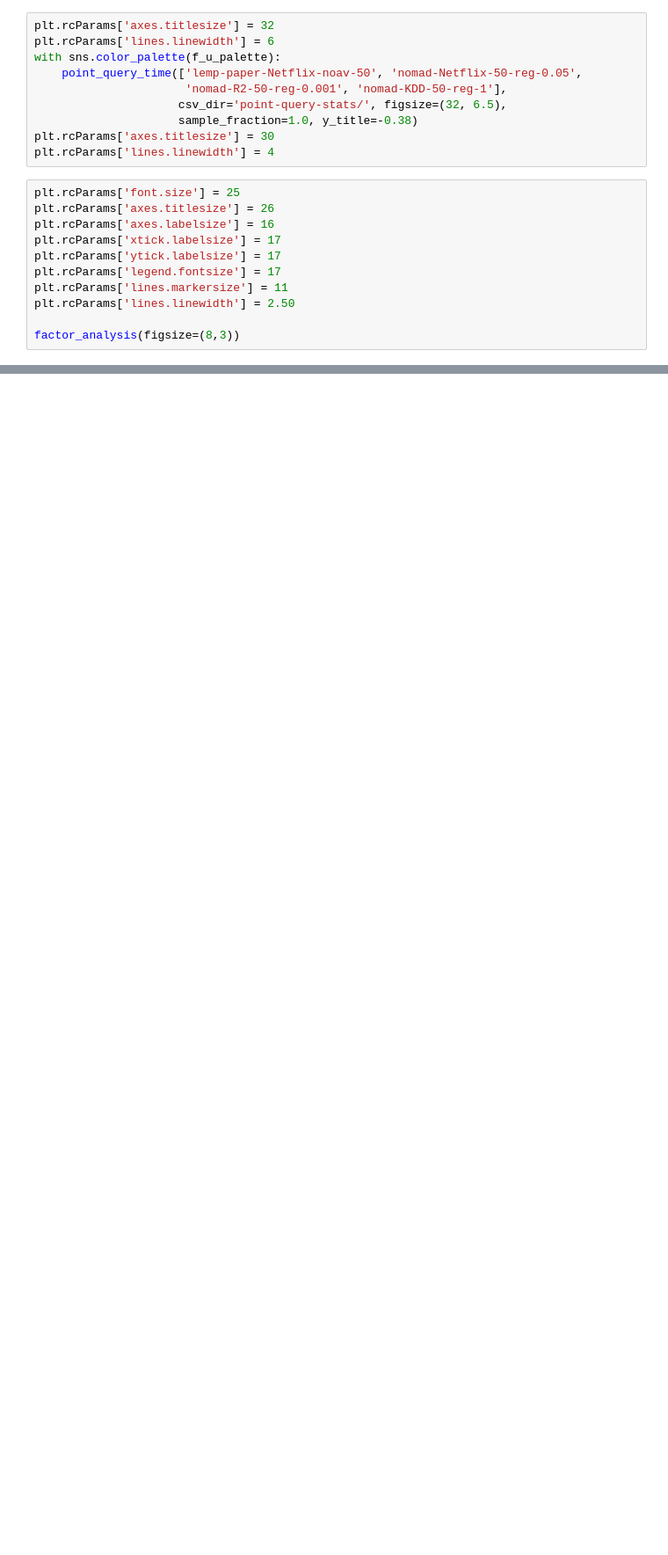
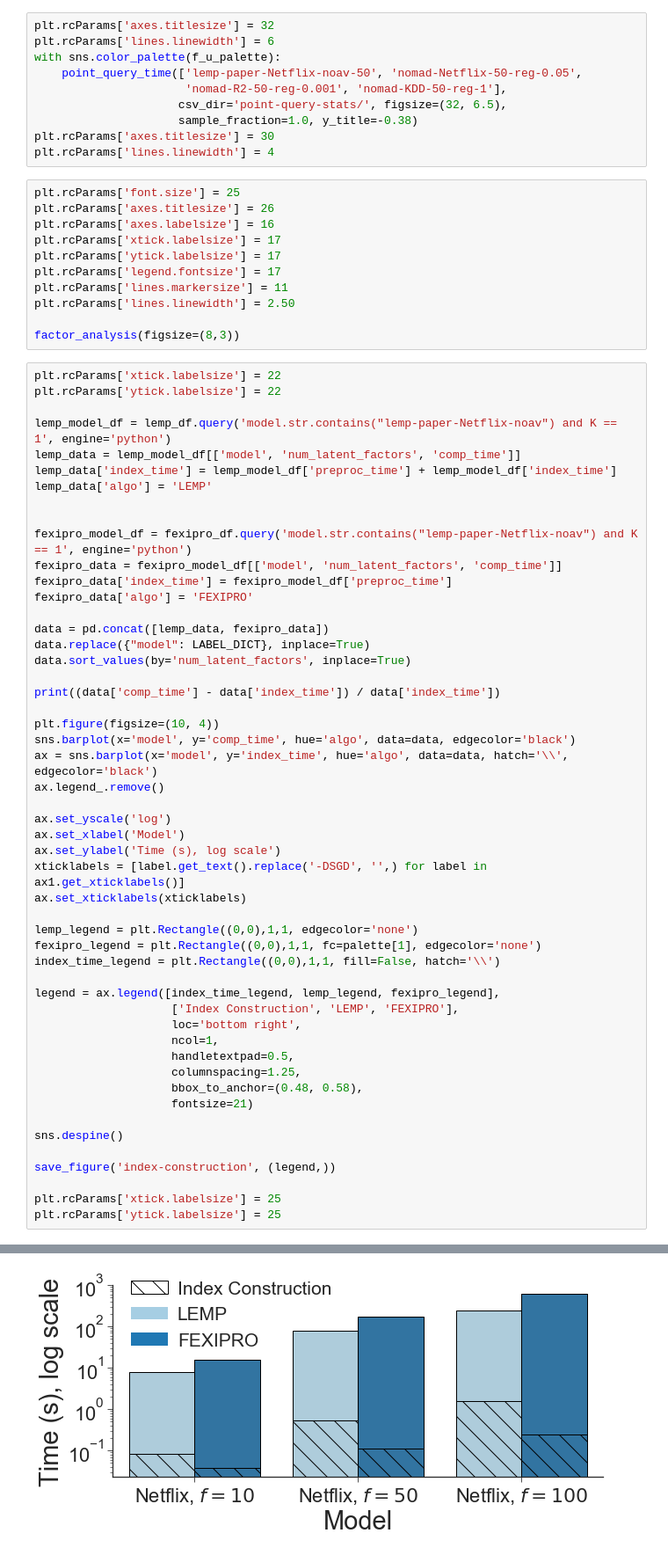
Before and after one commit to stanford-futuredata/optimus-maximus, a Jupyter notebook: plots/simdex-plots.ipynb, the cells around one changed output, grey strips where cells are left out. Shown: that part at 88% size. Cells and saved outputs as stored; diff of their text form; blank space fills up the shorter version.

```diff
--- a/plots/simdex-plots.ipynb
+++ b/plots/simdex-plots.ipynb
@@ -376,3 +322,55 @@ plt.rcParams['lines.markersize'] = 11
 plt.rcParams['lines.linewidth'] = 2.50
 
 factor_analysis(figsize=(8,3))
+# %%
+plt.rcParams['xtick.labelsize'] = 22
+plt.rcParams['ytick.labelsize'] = 22
+
+lemp_model_df = lemp_df.query('model.str.contains("lemp-paper-Netflix-noav") and K == 1', engine='python')
+lemp_data = lemp_model_df[['model', 'num_latent_factors', 'comp_time']]
+lemp_data['index_time'] = lemp_model_df['preproc_time'] + lemp_model_df['index_time']
+lemp_data['algo'] = 'LEMP'
+
+
+fexipro_model_df = fexipro_df.query('model.str.contains("lemp-paper-Netflix-noav") and K == 1', engine='python')
+fexipro_data = fexipro_model_df[['model', 'num_latent_factors', 'comp_time']]
+fexipro_data['index_time'] = fexipro_model_df['preproc_time']
+fexipro_data['algo'] = 'FEXIPRO'
+
+data = pd.concat([lemp_data, fexipro_data])
+data.replace({"model": LABEL_DICT}, inplace=True)
+data.sort_values(by='num_latent_factors', inplace=True)
+
+print((data['comp_time'] - data['index_time']) / data['index_time'])
+
+plt.figure(figsize=(10, 4))
+sns.barplot(x='model', y='comp_time', hue='algo', data=data, edgecolor='black')
+ax = sns.barplot(x='model', y='index_time', hue='algo', data=data, hatch='\\', edgecolor='black')
+ax.legend_.remove()
+
+ax.set_yscale('log')
+ax.set_xlabel('Model')
+ax.set_ylabel('Time (s), log scale')
+xticklabels = [label.get_text().replace('-DSGD', '',) for label in ax1.get_xticklabels()]
+ax.set_xticklabels(xticklabels)
+
+lemp_legend = plt.Rectangle((0,0),1,1, edgecolor='none')
+fexipro_legend = plt.Rectangle((0,0),1,1, fc=palette[1], edgecolor='none')
+index_time_legend = plt.Rectangle((0,0),1,1, fill=False, hatch='\\')
+
+legend = ax.legend([index_time_legend, lemp_legend, fexipro_legend],
+                    ['Index Construction', 'LEMP', 'FEXIPRO'],
+                    loc='bottom right',
+                    ncol=1,
+                    handletextpad=0.5,
+                    columnspacing=1.25,
+                    bbox_to_anchor=(0.48, 0.58),
+                    fontsize=21)
+
+sns.despine()
+
+save_figure('index-construction', (legend,))
+
+plt.rcParams['xtick.labelsize'] = 25
+plt.rcParams['ytick.labelsize'] = 25
+# %% [output]
@@ -378,0 +384 @@ factor_analysis(figsize=(8,3))
+[figure, added]
```
Also changed, not shown: parts of 10 cells of this notebook, 3 other files.
